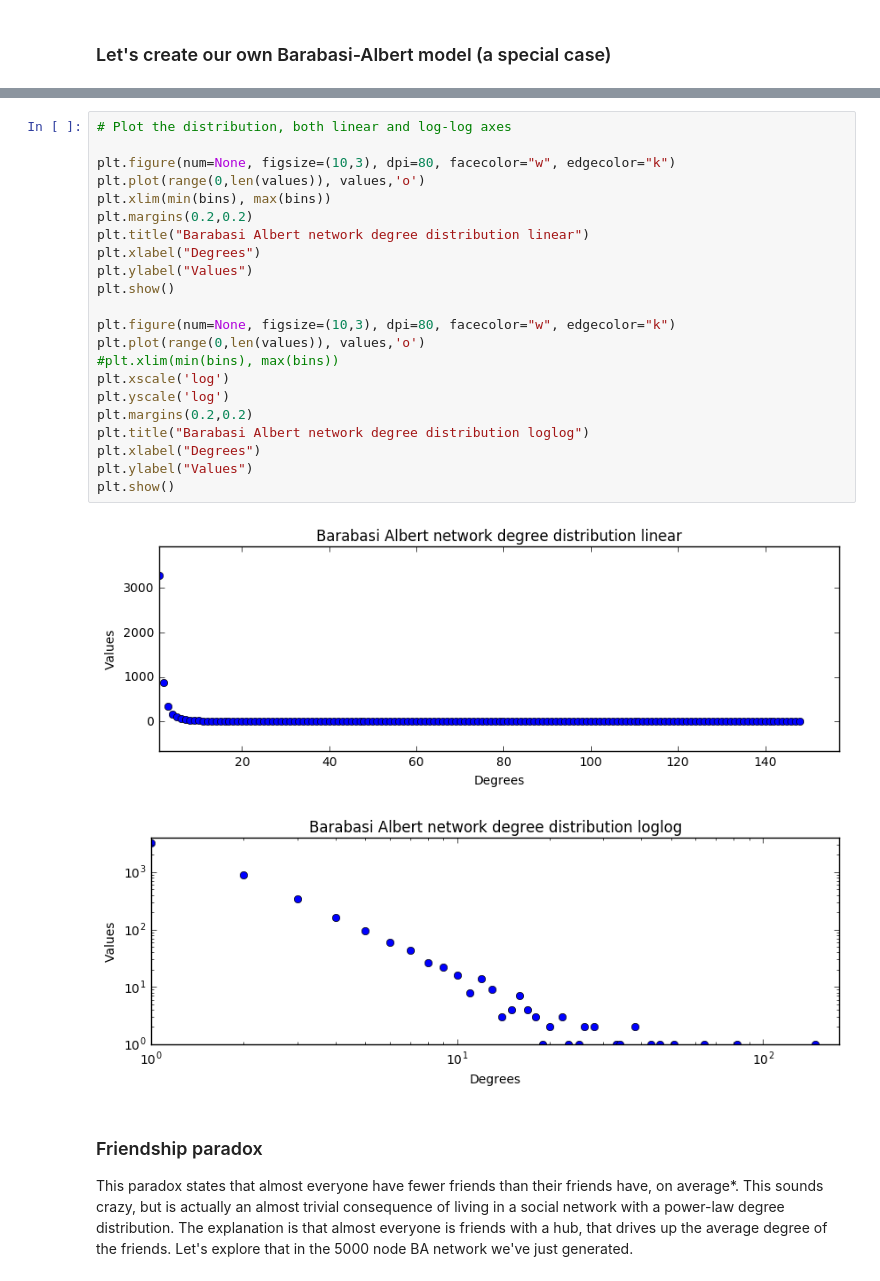
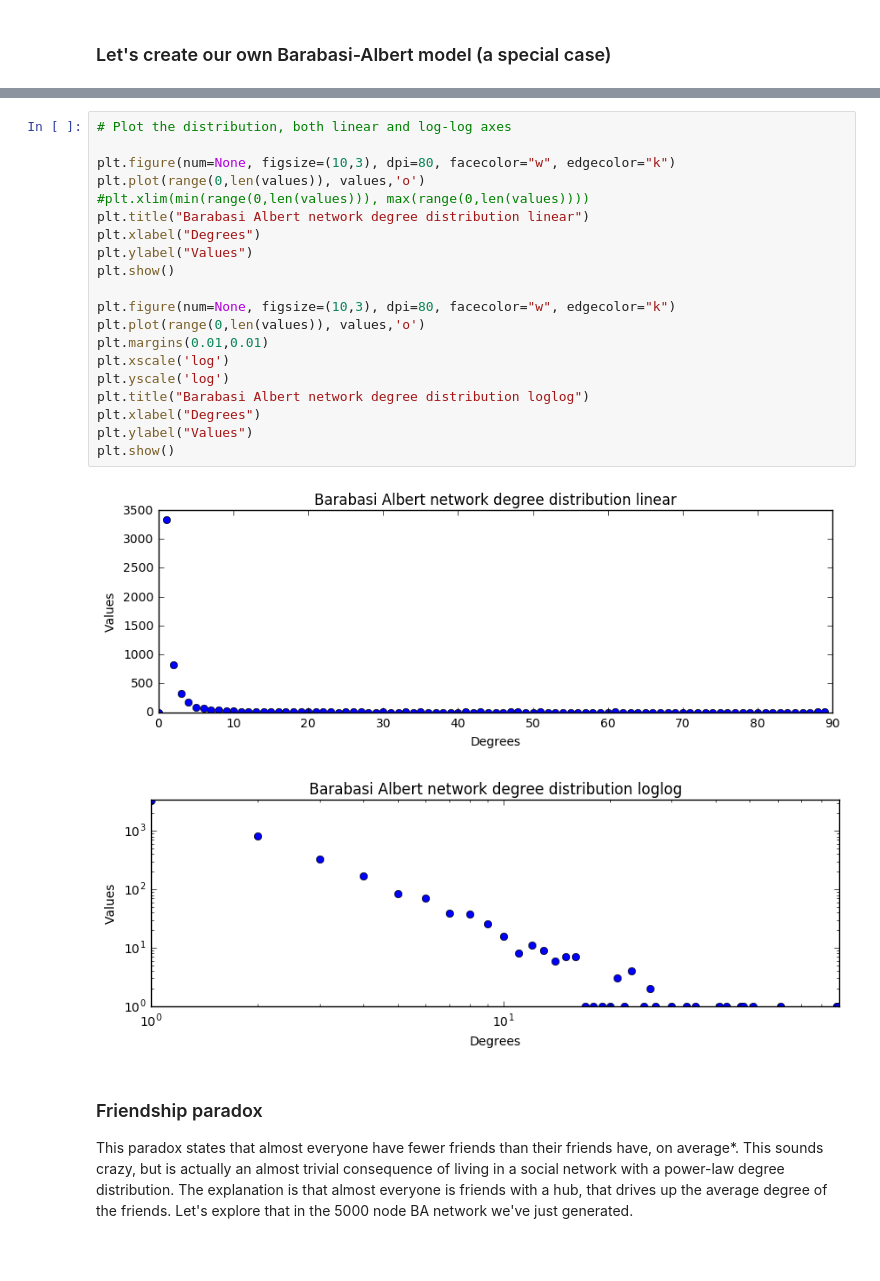
Before and after one commit to gretarg09/DTU__SocialGraphsAndInteractions, a Jupyter notebook: week_three/week_three_GAG.ipynb, the cells around one changed output, grey strips where cells are left out. Saved outputs shown, nothing was run; the diff lists cells and outputs as text; blank space fills up the shorter version.

```diff
--- a/week_three/week_three_GAG.ipynb
+++ b/week_three/week_three_GAG.ipynb
@@ -150,28 +145,26 @@ The maximum degree of the network is: 148
 # %%
 # Plot the distribution, both linear and log-log axes
 
 plt.figure(num=None, figsize=(10,3), dpi=80, facecolor="w", edgecolor="k")
 plt.plot(range(0,len(values)), values,'o')
-plt.xlim(min(bins), max(bins))
-plt.margins(0.2,0.2)
+#plt.xlim(min(range(0,len(values))), max(range(0,len(values))))
 plt.title("Barabasi Albert network degree distribution linear")
 plt.xlabel("Degrees")
 plt.ylabel("Values")
 plt.show()
 
 plt.figure(num=None, figsize=(10,3), dpi=80, facecolor="w", edgecolor="k")
 plt.plot(range(0,len(values)), values,'o')
-#plt.xlim(min(bins), max(bins))
+plt.margins(0.01,0.01)
 plt.xscale('log')
 plt.yscale('log')
-plt.margins(0.2,0.2)
 plt.title("Barabasi Albert network degree distribution loglog")
 plt.xlabel("Degrees")
 plt.ylabel("Values")
 plt.show()
 # %% [output]
-[figure, old version]
+[figure, new version]
-[figure, old version]
+[figure, new version]
 # %% [markdown]
 ### Friendship paradox
 
```
Also changed, not shown: parts of 12 cells of this notebook, 1 other file.
